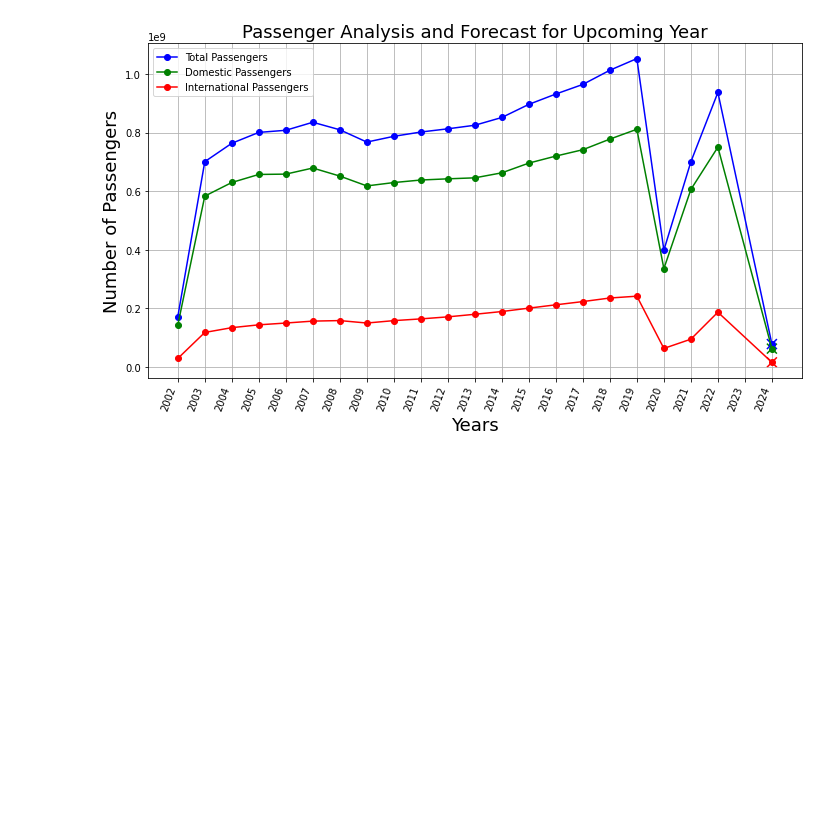
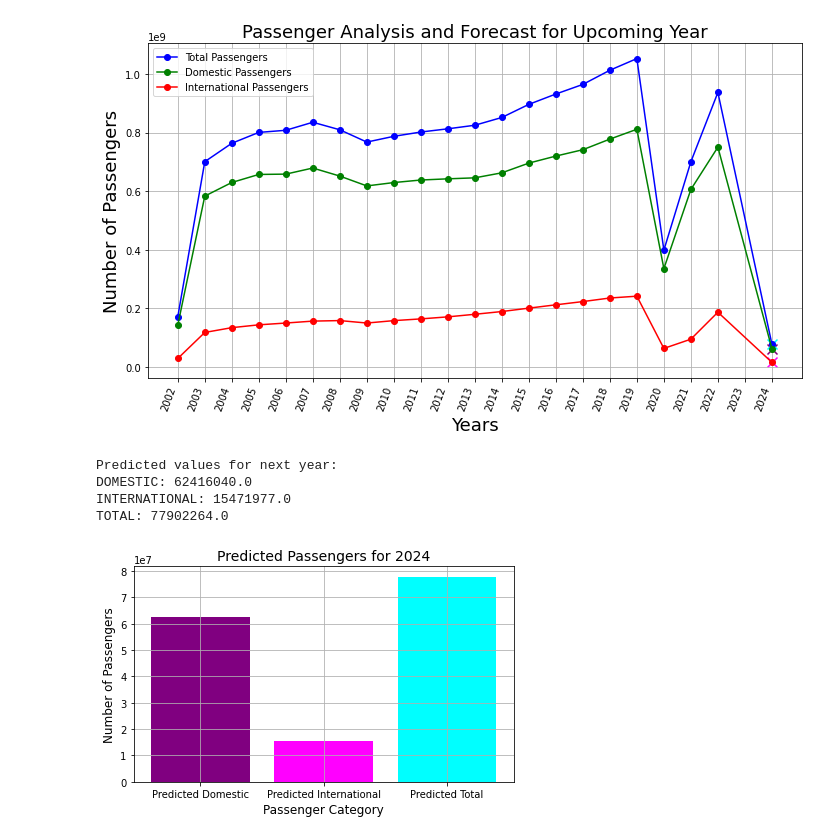
Before and after one commit to Zaiddc/Air-Travel-Occupancy-Analysis-and-Forecasting, a Jupyter notebook: main.ipynb, the cells around one changed output. Saved outputs shown, nothing was run; the diff lists cells and outputs as text; code cells hidden in the pictures; blank space fills up the shorter version.

```diff
--- a/main.ipynb
+++ b/main.ipynb
@@ -176,6 +175,8 @@ mae_total = mean_absolute_error(y_test_total, y_pred_total)
 print(mae_domestic, mae_international, mae_total)
 # %% [output]
 4391381.755102041 1500436.2142857143 5757094.0612244895
+# %%
+next_year = 2024
 # %%
 # Predict the number of passengers for the next year using the trained models
 next_year_data = pd.DataFrame({'Year': [next_year]})
@@ -221,3 +229,40 @@ plt.tight_layout()
 plt.show()
 # %% [output]
 [figure]
+# %%
+next_year_data = pd.DataFrame({'Year': [next_year]})
+next_year_prediction_domestic = model_domestic.predict(next_year_data)
+next_year_prediction_international = model_international.predict(next_year_data)
+next_year_prediction_total = model_total.predict(next_year_data)
+
+print("Predicted values for next year:")
+print("DOMESTIC:", next_year_prediction_domestic[0])
+print("INTERNATIONAL:", next_year_prediction_international[0])
+print("TOTAL:", next_year_prediction_total[0])
+# %% [output]
+Predicted values for next year:
+DOMESTIC: 62416040.0
+INTERNATIONAL: 15471977.0
+TOTAL: 77902264.0
+# %%
+next_year_data = pd.DataFrame({'Year': [next_year]})
+next_year_prediction_domestic = model_domestic.predict(next_year_data)
+next_year_prediction_international = model_international.predict(next_year_data)
+next_year_prediction_total = model_total.predict(next_year_data)
+
+# Create a bar plot for the predicted values for the upcoming year
+plt.figure(figsize=(6, 4))
+plt.bar(['Predicted Domestic', 'Predicted International', 'Predicted Total'],
+        [next_year_prediction_domestic[0], next_year_prediction_international[0], next_year_prediction_total[0]],
+        color=['purple', 'magenta', 'cyan'])
+
+plt.xlabel('Passenger Category', fontsize=12)
+plt.ylabel('Number of Passengers', fontsize=12)
+plt.title(f'Predicted Passengers for {next_year}', fontsize=14)
+plt.grid(True)
+plt.tight_layout()
+
+# Show the plot
+plt.show()
+# %% [output]
+[figure, added]
```
Also changed, not shown: parts of 3 cells of this notebook.
